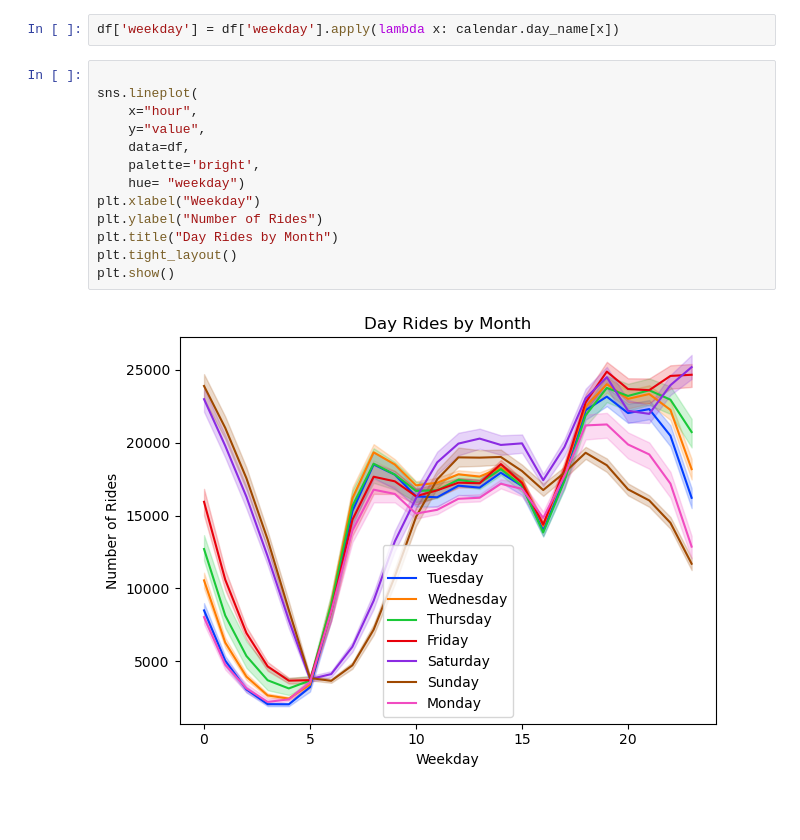
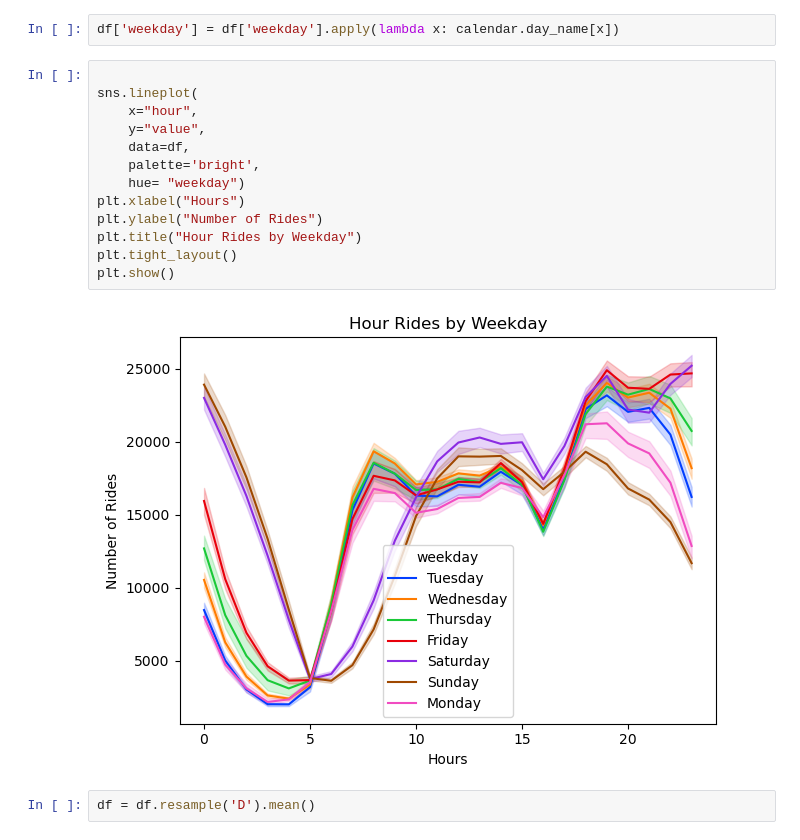
Before and after one commit to ShubhamMisar-12/NYC-Taxi-Traffic-Analysis, a Jupyter notebook: NYC Taxi Data Analysis.ipynb, the cells around one changed output. Saved outputs shown, nothing was run; the diff lists cells and outputs as text; blank space fills up the shorter version.

```diff
--- a/NYC Taxi Data Analysis.ipynb
+++ b/NYC Taxi Data Analysis.ipynb
@@ -180,15 +180,17 @@ df['weekday'] = df['weekday'].apply(lambda x: calendar.day_name[x])
 # %%
 
 sns.lineplot(
     x="hour",
     y="value",
     data=df,
     palette='bright',
     hue= "weekday")
-plt.xlabel("Weekday")
+plt.xlabel("Hours")
 plt.ylabel("Number of Rides")
-plt.title("Day Rides by Month")
+plt.title("Hour Rides by Weekday")
 plt.tight_layout()
 plt.show()
 # %% [output]
-[figure, old version]
+[figure, new version]
+# %%
+df = df.resample('D').mean()
```
Also changed, not shown: parts of 17 cells of this notebook.
